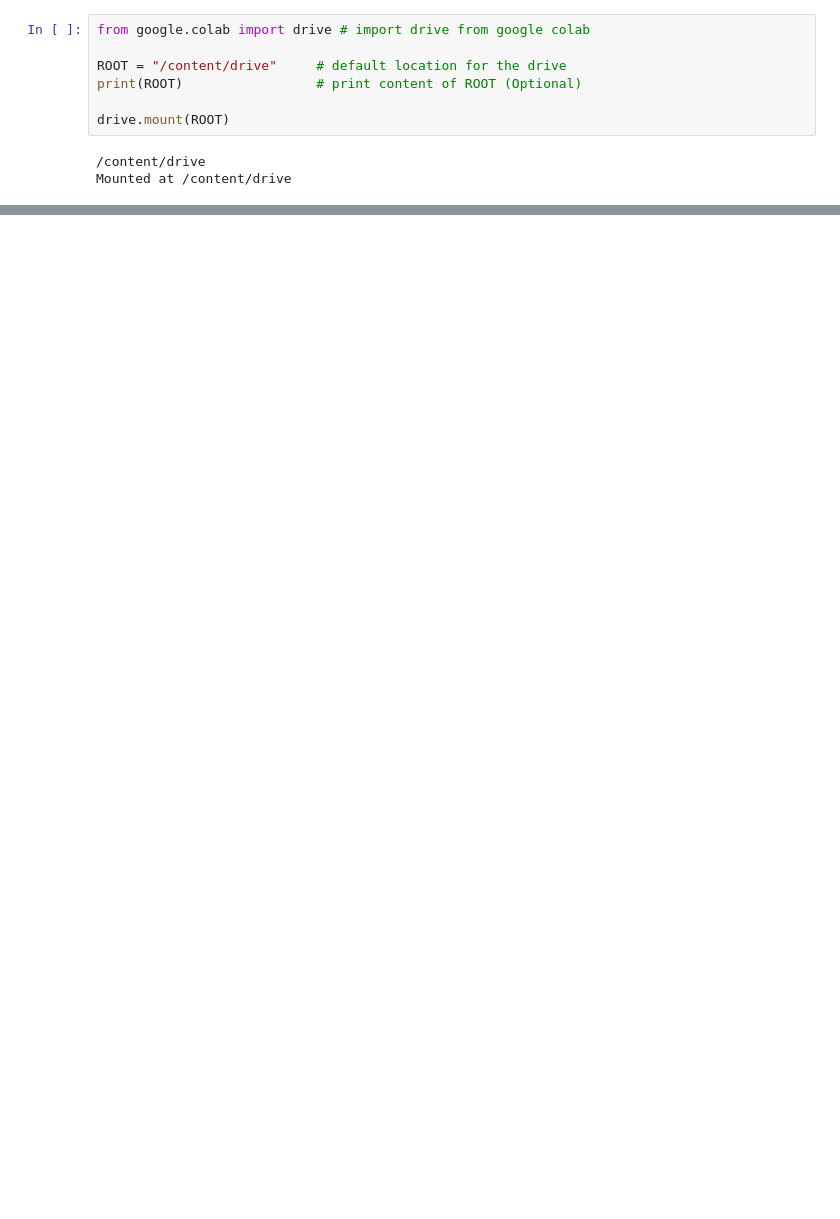
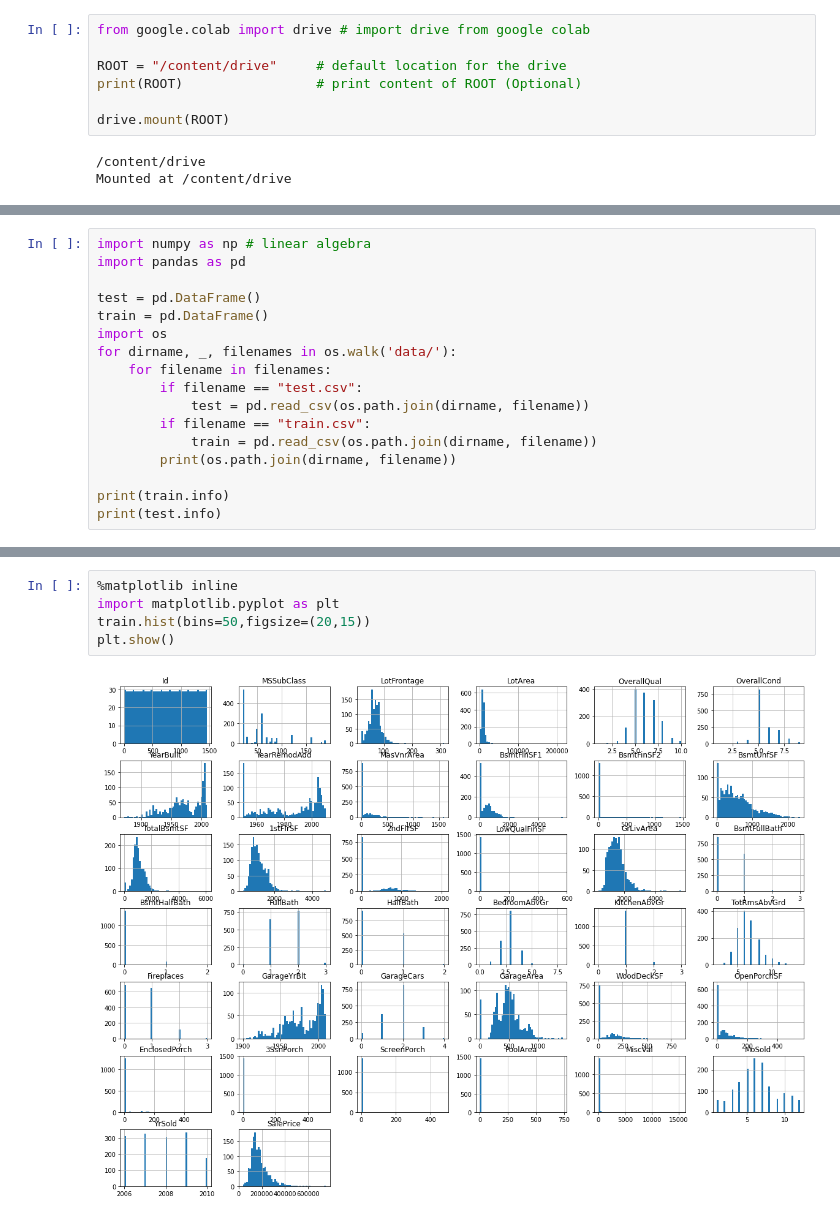
Before and after one commit to briancy02/kaggle-home-prices, a Jupyter notebook: main_notebook.ipynb, the cells around one changed output, grey strips where cells are left out. Cells and saved outputs as stored; diff of their text form; blank space fills up the shorter version.

```diff
--- a/main_notebook.ipynb
+++ b/main_notebook.ipynb
@@ -24,0 +25,17 @@ Mounted at /content/drive
+# %%
+import numpy as np # linear algebra
+import pandas as pd
+
+test = pd.DataFrame()
+train = pd.DataFrame()
+import os
+for dirname, _, filenames in os.walk('data/'):
+    for filename in filenames:
+        if filename == "test.csv":
+            test = pd.read_csv(os.path.join(dirname, filename))
+        if filename == "train.csv":
+            train = pd.read_csv(os.path.join(dirname, filename))
+        print(os.path.join(dirname, filename))
+
+print(train.info)
+print(test.info)
@@ -24,0 +64,7 @@ Mounted at /content/drive
+# %%
+%matplotlib inline
+import matplotlib.pyplot as plt
+train.hist(bins=50,figsize=(20,15))
+plt.show()
+# %% [output]
+[figure, added]
```
Also changed, not shown: parts of 6 cells of this notebook.
